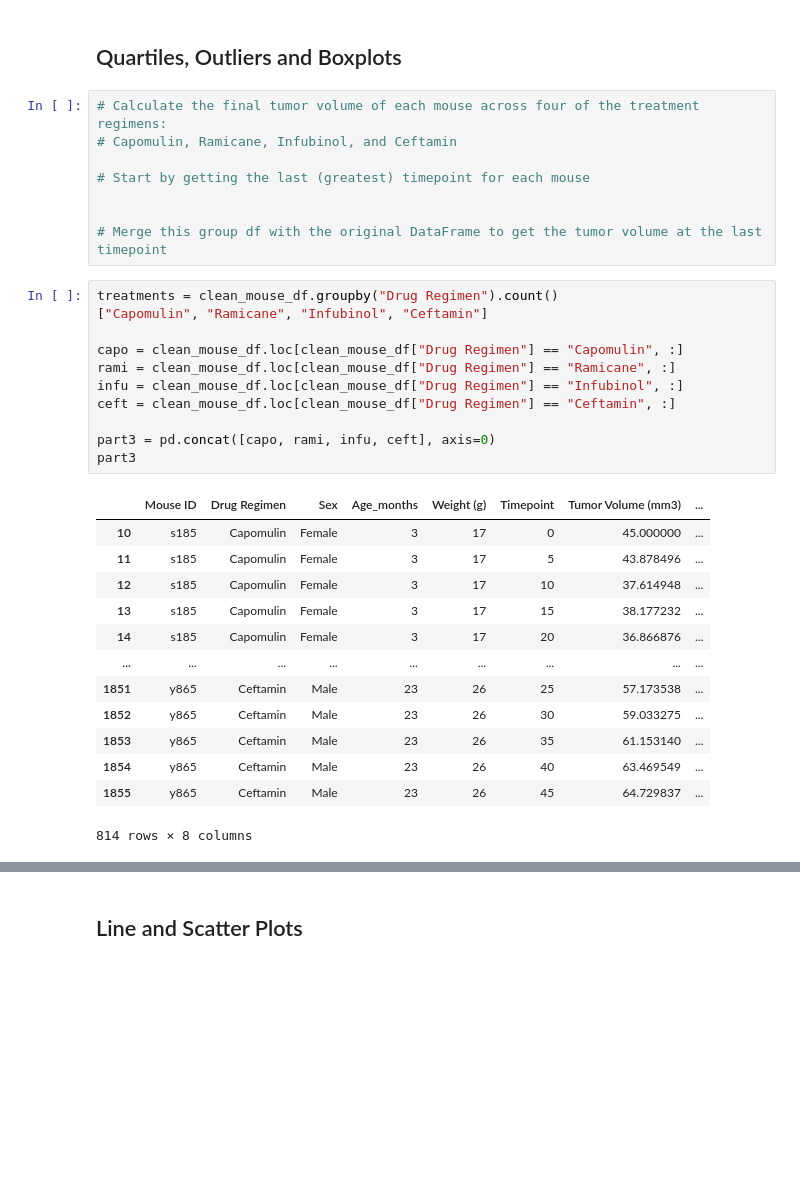
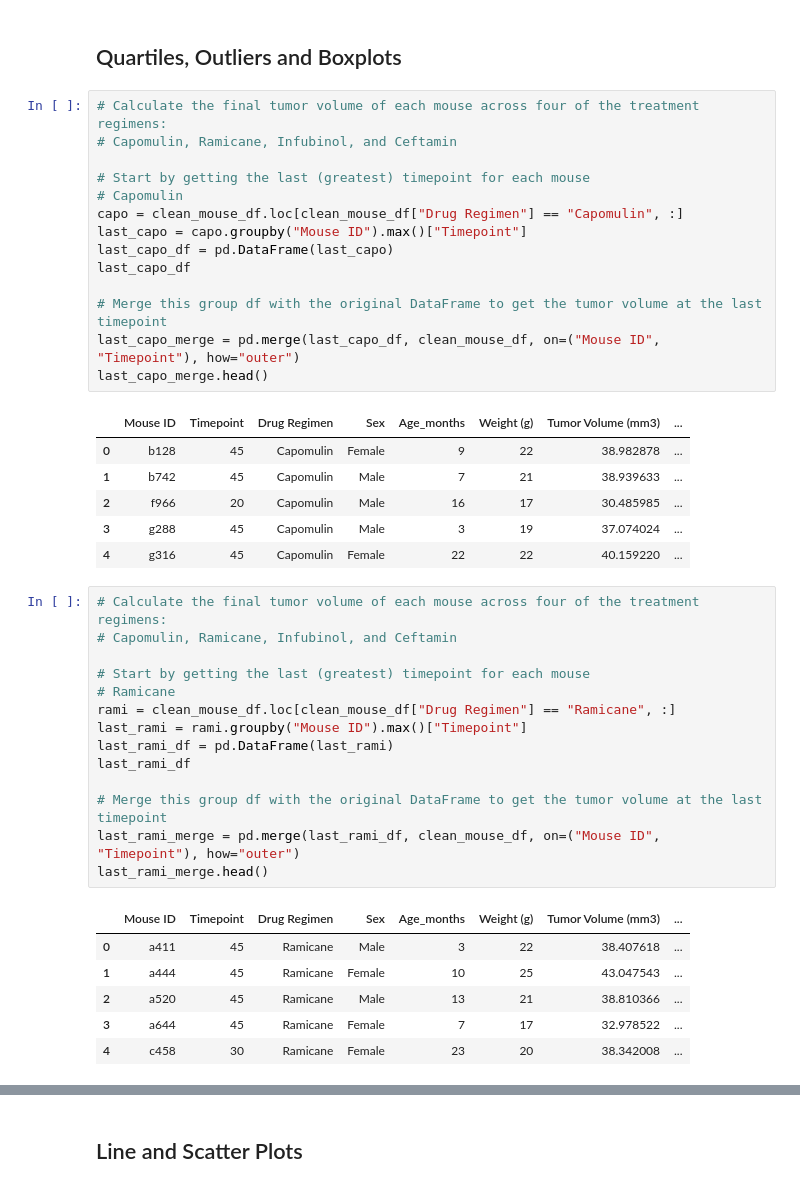
Before and after one commit to TheEvilSombrero/Module-5-Challenge, a Jupyter notebook: pymaceuticals_starter-Copy1.ipynb, the cells around one changed output, grey strips where cells are left out. Saved outputs shown, nothing was run; the diff lists cells and outputs as text; blank space fills up the shorter version.

```diff
--- a/pymaceuticals_starter-Copy1.ipynb
+++ b/pymaceuticals_starter-Copy1.ipynb
@@ -192,33 +192,42 @@ plt.show()
 # %%
 # Calculate the final tumor volume of each mouse across four of the treatment regimens:
 # Capomulin, Ramicane, Infubinol, and Ceftamin
 
 # Start by getting the last (greatest) timepoint for each mouse
-
+# Capomulin
+capo = clean_mouse_df.loc[clean_mouse_df["Drug Regimen"] == "Capomulin", :]
+last_capo = capo.groupby("Mouse ID").max()["Timepoint"]
+last_capo_df = pd.DataFrame(last_capo)
+last_capo_df
 
 # Merge this group df with the original DataFrame to get the tumor volume at the last timepoint
+last_capo_merge = pd.merge(last_capo_df, clean_mouse_df, on=("Mouse ID", "Timepoint"), how="outer")
+last_capo_merge.head()
+# %% [output]
+|  | Mouse ID | Timepoint | Drug Regimen | Sex | Age_months | Weight (g) | Tumor Volume (mm3) | ... |
+| 0 | b128 | 45 | Capomulin | Female | 9 | 22 | 38.982878 | ... |
+| 1 | b742 | 45 | Capomulin | Male | 7 | 21 | 38.939633 | ... |
+| 2 | f966 | 20 | Capomulin | Male | 16 | 17 | 30.485985 | ... |
+| 3 | g288 | 45 | Capomulin | Male | 3 | 19 | 37.074024 | ... |
+| 4 | g316 | 45 | Capomulin | Female | 22 | 22 | 40.159220 | ... |
-# %%
-treatments = clean_mouse_df.groupby("Drug Regimen").count()
-["Capomulin", "Ramicane", "Infubinol", "Ceftamin"]
-
-capo = clean_mouse_df.loc[clean_mouse_df["Drug Regimen"] == "Capomulin", :]
-rami = clean_mouse_df.loc[clean_mouse_df["Drug Regimen"] == "Ramicane", :]
-infu = clean_mouse_df.loc[clean_mouse_df["Drug Regimen"] == "Infubinol", :]
-ceft = clean_mouse_df.loc[clean_mouse_df["Drug Regimen"] == "Ceftamin", :]
-
-part3 = pd.concat([capo, rami, infu, ceft], axis=0)
-part3
-# %% [output]
-|  | Mouse ID | Drug Regimen | Sex | Age_months | Weight (g) | Timepoint | Tumor Volume (mm3) | ... |
-| 10 | s185 | Capomulin | Female | 3 | 17 | 0 | 45.000000 | ... |
-| 11 | s185 | Capomulin | Female | 3 | 17 | 5 | 43.878496 | ... |
-| 12 | s185 | Capomulin | Female | 3 | 17 | 10 | 37.614948 | ... |
-| 13 | s185 | Capomulin | Female | 3 | 17 | 15 | 38.177232 | ... |
-| 14 | s185 | Capomulin | Female | 3 | 17 | 20 | 36.866876 | ... |
-| ... | ... | ... | ... | ... | ... | ... | ... | ... |
-| 1851 | y865 | Ceftamin | Male | 23 | 26 | 25 | 57.173538 | ... |
-| 1852 | y865 | Ceftamin | Male | 23 | 26 | 30 | 59.033275 | ... |
-| 1853 | y865 | Ceftamin | Male | 23 | 26 | 35 | 61.153140 | ... |
-| 1854 | y865 | Ceftamin | Male | 23 | 26 | 40 | 63.469549 | ... |
-| 1855 | y865 | Ceftamin | Male | 23 | 26 | 45 | 64.729837 | ... |
-814 rows × 8 columns
+# %%
+# Calculate the final tumor volume of each mouse across four of the treatment regimens:
+# Capomulin, Ramicane, Infubinol, and Ceftamin
+
+# Start by getting the last (greatest) timepoint for each mouse
+# Ramicane
+rami = clean_mouse_df.loc[clean_mouse_df["Drug Regimen"] == "Ramicane", :]
+last_rami = rami.groupby("Mouse ID").max()["Timepoint"]
+last_rami_df = pd.DataFrame(last_rami)
+last_rami_df
+
+# Merge this group df with the original DataFrame to get the tumor volume at the last timepoint
+last_rami_merge = pd.merge(last_rami_df, clean_mouse_df, on=("Mouse ID", "Timepoint"), how="outer")
+last_rami_merge.head()
+# %% [output]
+|  | Mouse ID | Timepoint | Drug Regimen | Sex | Age_months | Weight (g) | Tumor Volume (mm3) | ... |
+| 0 | a411 | 45 | Ramicane | Male | 3 | 22 | 38.407618 | ... |
+| 1 | a444 | 45 | Ramicane | Female | 10 | 25 | 43.047543 | ... |
+| 2 | a520 | 45 | Ramicane | Male | 13 | 21 | 38.810366 | ... |
+| 3 | a644 | 45 | Ramicane | Female | 7 | 17 | 32.978522 | ... |
+| 4 | c458 | 30 | Ramicane | Female | 23 | 20 | 38.342008 | ... |
```
Also changed, not shown: parts of 7 cells of this notebook.
